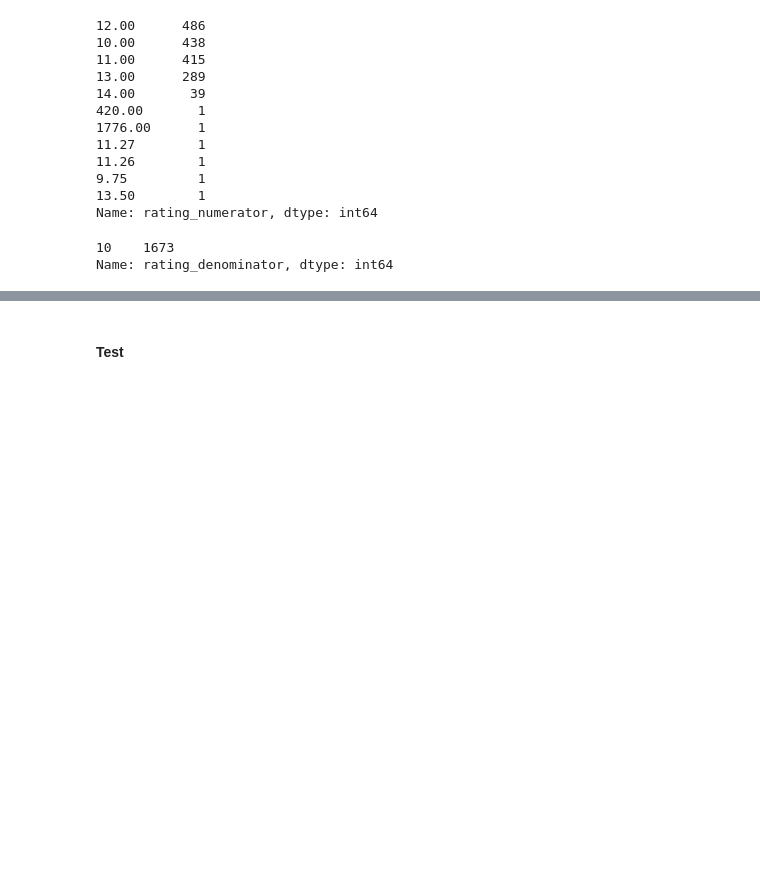
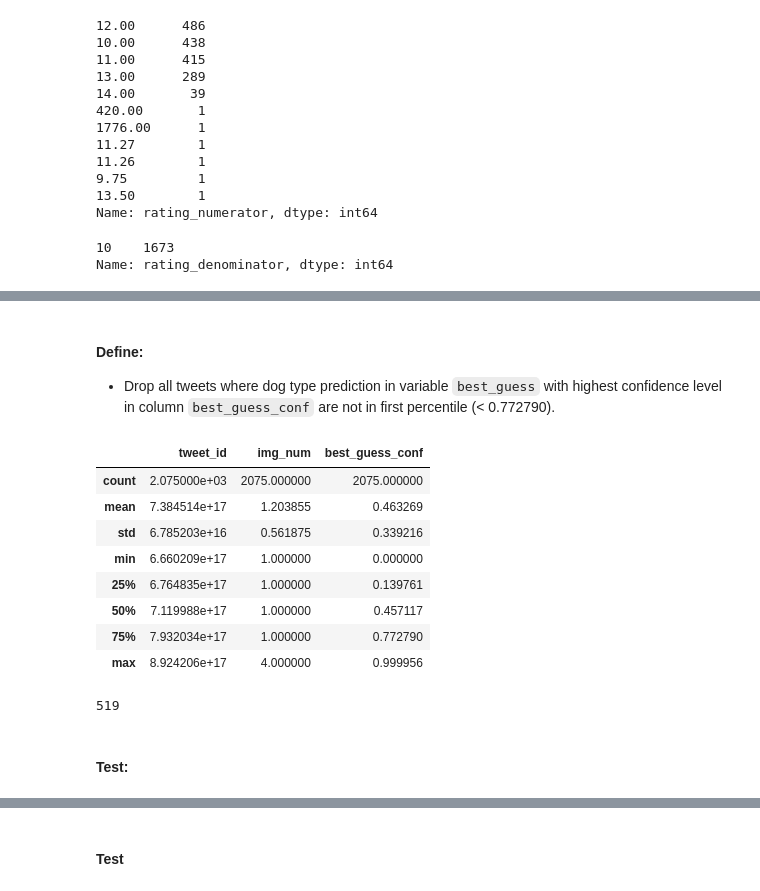
Before and after one commit to LeopoldWalther/DataWrangleAndAnalyze, a Jupyter notebook: wrangle_act.ipynb, the cells around one changed output, grey strips where cells are left out. Saved outputs shown, nothing was run; the diff lists cells and outputs as text; code cells hidden in the pictures; blank space fills up the shorter version.

Commit message:
feat: Add lines to clean chapter, issues 3-5

```diff
--- a/wrangle_act.ipynb
+++ b/wrangle_act.ipynb
@@ -621,0 +714,24 @@ Name: rating_denominator, dtype: int64
+# %% [markdown]
+#### Define:
+- Drop all tweets where dog type prediction in variable `best_guess` with highest confidence level in column `best_guess_conf` are not in first percentile (< 0.772790).
+# %%
+# Get value of first quartile
+df_image_predictions_clean.describe()
+# %% [output]
+|  | tweet_id | img_num | best_guess_conf |
+| count | 2.075000e+03 | 2075.000000 | 2075.000000 |
+| mean | 7.384514e+17 | 1.203855 | 0.463269 |
+| std | 6.785203e+16 | 0.561875 | 0.339216 |
+| min | 6.660209e+17 | 1.000000 | 0.000000 |
+| 25% | 6.764835e+17 | 1.000000 | 0.139761 |
+| 50% | 7.119988e+17 | 1.000000 | 0.457117 |
+| 75% | 7.932034e+17 | 1.000000 | 0.772790 |
+| max | 8.924206e+17 | 4.000000 | 0.999956 |
+# %%
+# Drop observations with confidence level below first quartile
+df_image_predictions_clean = df_image_predictions_clean.query('best_guess_conf > 0.772790')
+len(df_image_predictions_clean)
+# %% [output]
+519
+# %% [markdown]
+#### Test:
```
Also changed, not shown: parts of 44 cells of this notebook, 1 other file.
